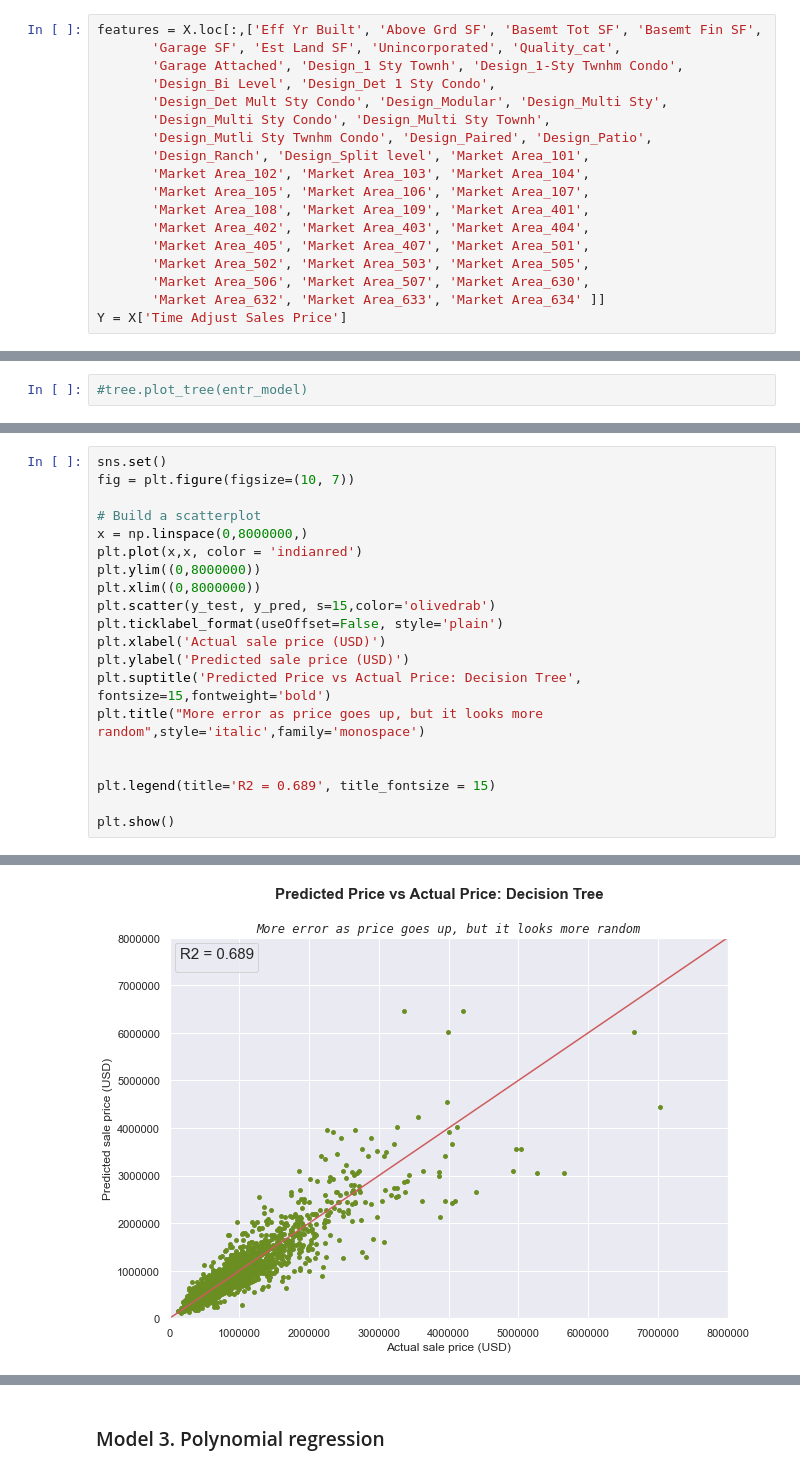
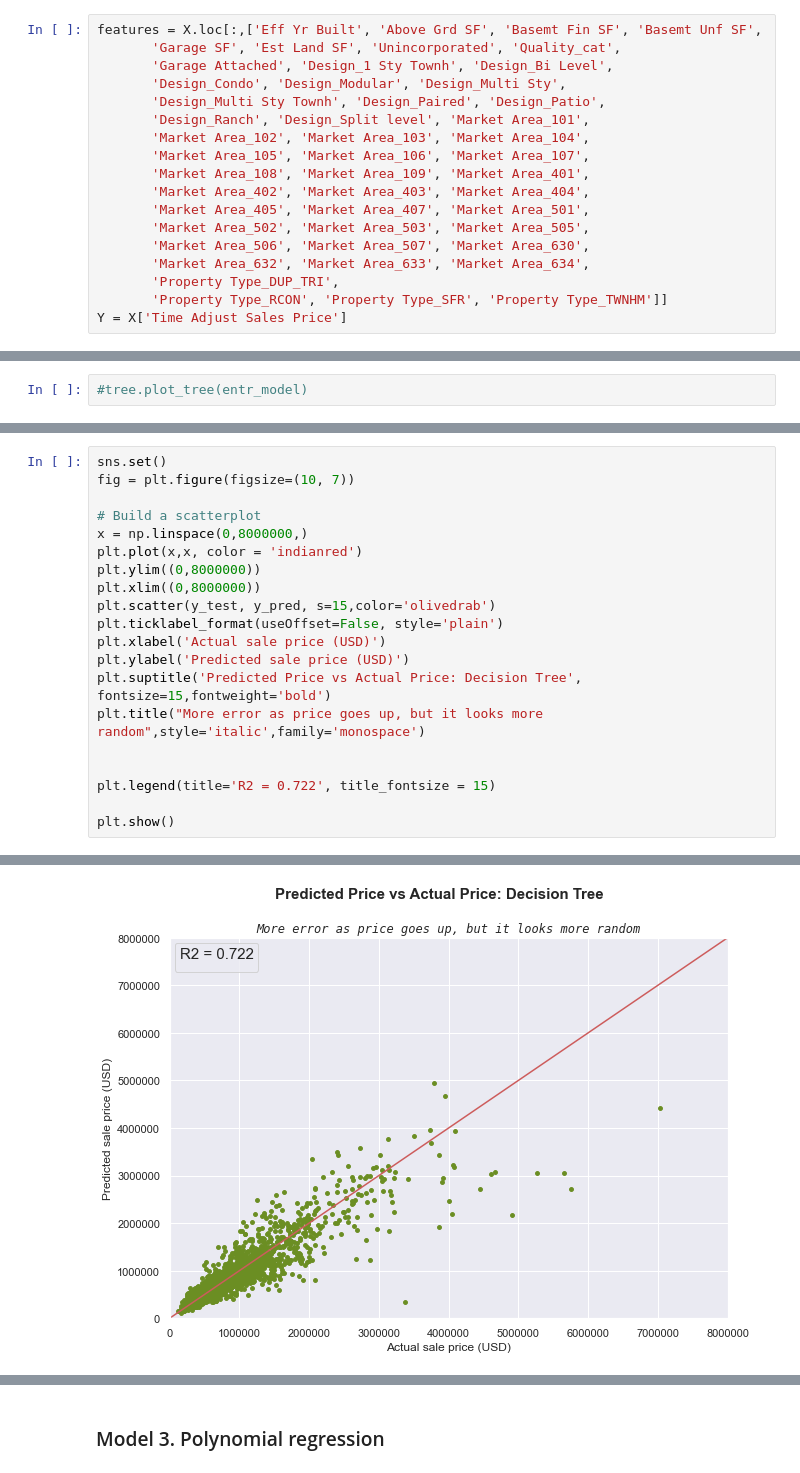
Before and after one commit to rowedata/Capstone1, a Jupyter notebook: Modeling.ipynb, the cells around one changed output, grey strips where cells are left out. Cells and saved outputs as stored; diff of their text form.

```diff
--- a/Modeling.ipynb
+++ b/Modeling.ipynb
@@ -81,11 +100,9 @@ X = pd.read_csv('data/data_for_modeling.csv')
 # %%
-features = X.loc[:,['Eff Yr Built', 'Above Grd SF', 'Basemt Tot SF', 'Basemt Fin SF',
+features = X.loc[:,['Eff Yr Built', 'Above Grd SF', 'Basemt Fin SF', 'Basemt Unf SF',
        'Garage SF', 'Est Land SF', 'Unincorporated', 'Quality_cat',
-       'Garage Attached', 'Design_1 Sty Townh', 'Design_1-Sty Twnhm Condo',
-       'Design_Bi Level', 'Design_Det 1 Sty Condo',
-       'Design_Det Mult Sty Condo', 'Design_Modular', 'Design_Multi Sty',
-       'Design_Multi Sty Condo', 'Design_Multi Sty Townh',
-       'Design_Mutli Sty Twnhm Condo', 'Design_Paired', 'Design_Patio',
+       'Garage Attached', 'Design_1 Sty Townh', 'Design_Bi Level',
+       'Design_Condo', 'Design_Modular', 'Design_Multi Sty',
+       'Design_Multi Sty Townh', 'Design_Paired', 'Design_Patio',
        'Design_Ranch', 'Design_Split level', 'Market Area_101',
        'Market Area_102', 'Market Area_103', 'Market Area_104',
        'Market Area_105', 'Market Area_106', 'Market Area_107',
@@ -94,7 +111,9 @@ features = X.loc[:,['Eff Yr Built', 'Above Grd SF', 'Basemt Tot SF', 'Basemt Fin
        'Market Area_405', 'Market Area_407', 'Market Area_501',
        'Market Area_502', 'Market Area_503', 'Market Area_505',
        'Market Area_506', 'Market Area_507', 'Market Area_630',
-       'Market Area_632', 'Market Area_633', 'Market Area_634' ]]
+       'Market Area_632', 'Market Area_633', 'Market Area_634',
+       'Property Type_DUP_TRI',
+       'Property Type_RCON', 'Property Type_SFR', 'Property Type_TWNHM']]
 Y = X['Time Adjust Sales Price']
 # %% [markdown]
 ### Model 1.  Linear regression model
@@ -354,24 +348,24 @@ RMSE : 186593.026
 # %%
 sns.set()
 fig = plt.figure(figsize=(10, 7))
 
 # Build a scatterplot
 x = np.linspace(0,8000000,)
 plt.plot(x,x, color = 'indianred')
 plt.ylim((0,8000000))
 plt.xlim((0,8000000))
 plt.scatter(y_test, y_pred, s=15,color='olivedrab')
 plt.ticklabel_format(useOffset=False, style='plain')
 plt.xlabel('Actual sale price (USD)')
 plt.ylabel('Predicted sale price (USD)')
 plt.suptitle('Predicted Price vs Actual Price: Decision Tree', fontsize=15,fontweight='bold')
 plt.title("More error as price goes up, but it looks more random",style='italic',family='monospace')
 
 
-plt.legend(title='R2 = 0.689', title_fontsize = 15)
+plt.legend(title='R2 = 0.722', title_fontsize = 15)
 
 plt.show()
 # %% [output]
 No artists with labels found to put in legend.  Note that artists whose label start with an underscore are ignored when legend() is called with no argument.
-[figure, old version]
+[figure, new version]
 # %% [markdown]
```
Also changed, not shown: parts of 51 cells of this notebook, 3 other files.
